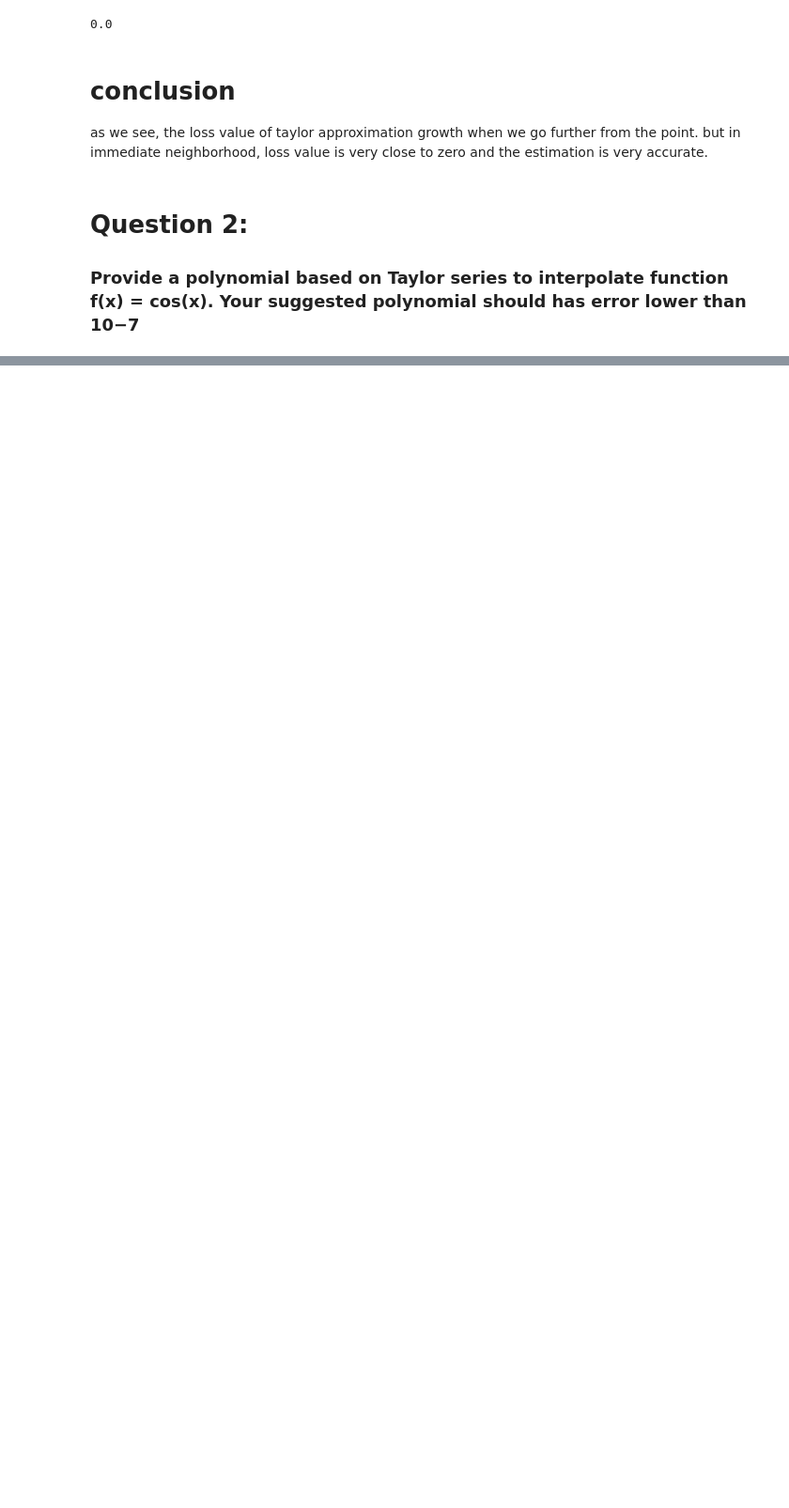
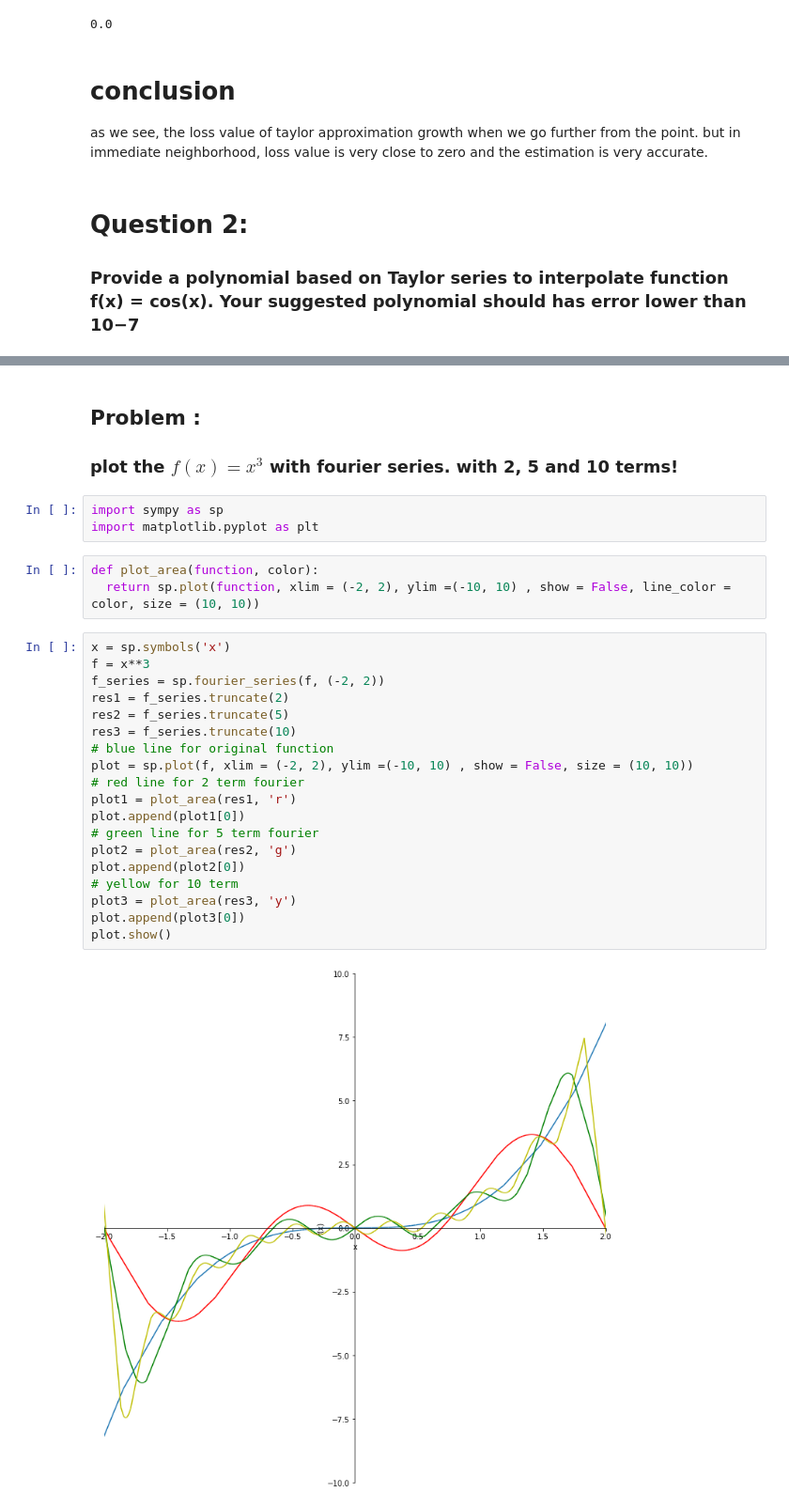
Before and after one commit to sinaapolo969/numericalAnalysis, a Jupyter notebook: numericalAnalysis.ipynb, the cells around one changed output, grey strips where cells are left out. Shown: that part at 94% size. Cells and saved outputs as stored; diff of their text form; blank space fills up the shorter version.

Commit message:
fourier series

```diff
--- a/numericalAnalysis.ipynb
+++ b/numericalAnalysis.ipynb
@@ -420,0 +425,30 @@ as we see, the loss value of taylor approximation growth when we go further from
+# %% [markdown]
+## Problem :
+### plot the $f(x) = x^3$ with fourier series. with 2, 5 and 10 terms!
+# %%
+import sympy as sp
+import matplotlib.pyplot as plt
+# %%
+def plot_area(function, color):
+  return sp.plot(function, xlim = (-2, 2), ylim =(-10, 10) , show = False, line_color = color, size = (10, 10))
+# %%
+x = sp.symbols('x')
+f = x**3
+f_series = sp.fourier_series(f, (-2, 2))
+res1 = f_series.truncate(2)
+res2 = f_series.truncate(5)
+res3 = f_series.truncate(10)
+# blue line for original function
+plot = sp.plot(f, xlim = (-2, 2), ylim =(-10, 10) , show = False, size = (10, 10))
+# red line for 2 term fourier
+plot1 = plot_area(res1, 'r')
+plot.append(plot1[0])
+# green line for 5 term fourier
+plot2 = plot_area(res2, 'g')
+plot.append(plot2[0])
+# yellow for 10 term
+plot3 = plot_area(res3, 'y')
+plot.append(plot3[0])
+plot.show()
+# %% [output]
+[figure, added]
```
Also changed, not shown: parts of 2 cells of this notebook.
